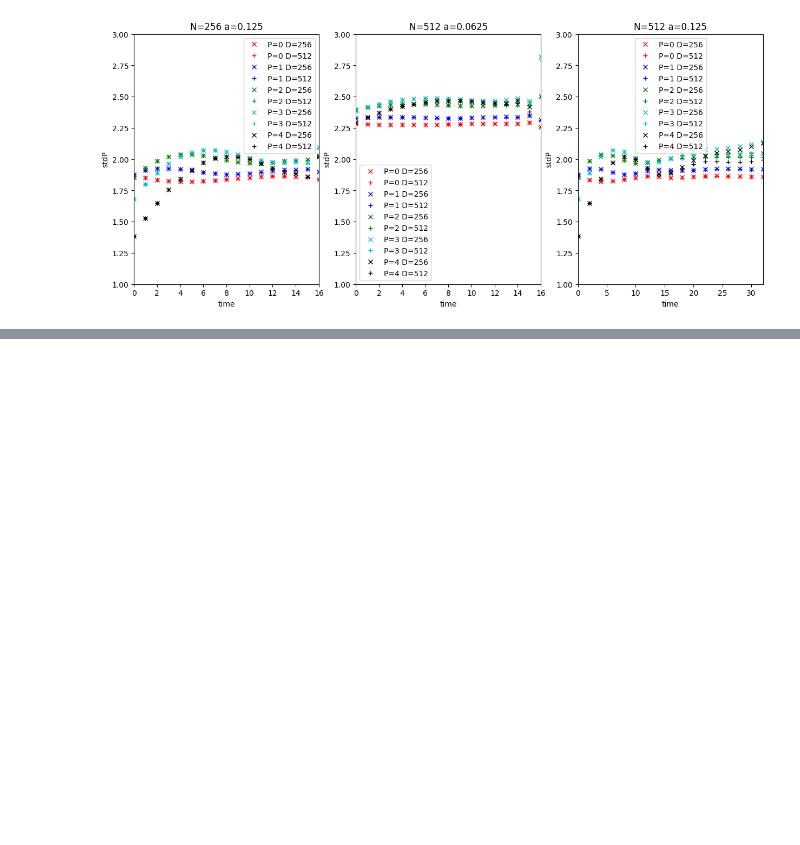
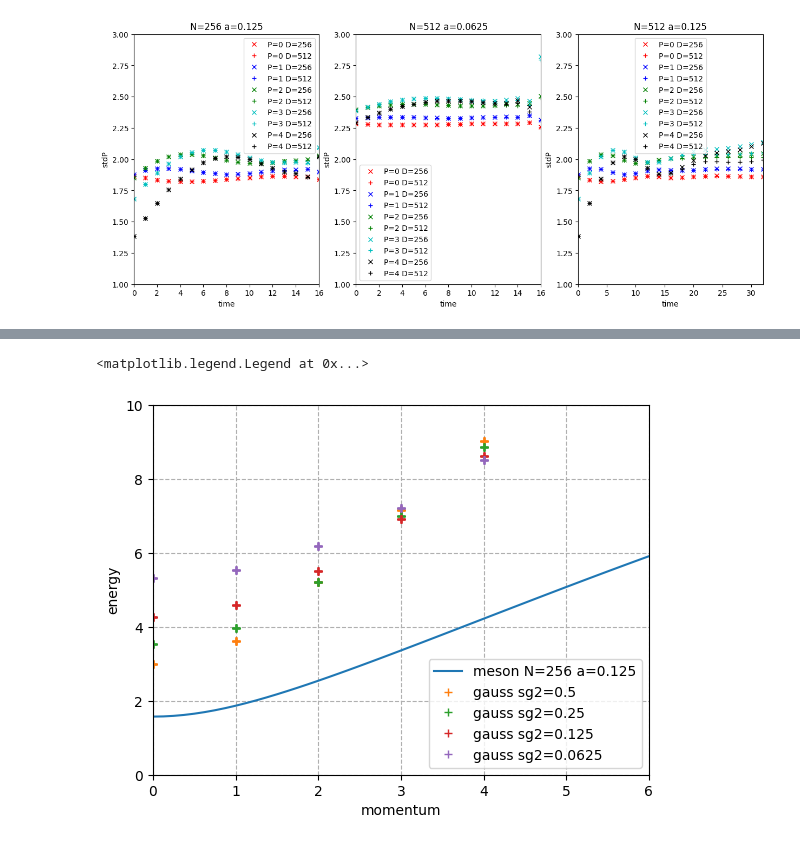
Before and after one commit to marekrams/pdf, a Jupyter notebook: multiplicity_gauss_m=0.5_view_rerun.ipynb, the cells around one changed output, grey strips where cells are left out. Saved outputs shown, nothing was run; the diff lists cells and outputs as text; code cells hidden in the pictures; blank space fills up the shorter version.

```diff
--- a/multiplicity_gauss_m=0.5_view_rerun.ipynb
+++ b/multiplicity_gauss_m=0.5_view_rerun.ipynb
@@ -123,0 +164,26 @@ for ii, (N, a) in enumerate(Nas):
+# %%
+dd2 = {}
+for sg2 in sg2s:
+    dd2[sg2] = np.load(f"./overlaps/Eng_gauss_{m=}_{N=}_{a=}_{x0=:0.4f}_{sg2=:0.4f}.npy", allow_pickle=True).item()
+# %%
+for sg2 in sg2s[:1]:
+    k = np.array(list(dd2[sg2]["E_P"].keys()))
+    v = np.array(list(dd2[sg2]["E_P"].values()))
+    plt.plot(k, v - dd2[sg2]["Egs"], '-', label=f"meson {N=} {a=}")
+plt.ylim(0, 6)
+plt.xlabel('momentum')
+plt.ylabel('energy')
+
+
+for sg2 in sg2s:
+    k = np.array(list(x[1] for x in dd2[sg2]["E_t"].keys()))
+    v = np.array(list(dd2[sg2]["E_t"].values()))
+    plt.plot(k, v - dd2[sg2]["Egs"], '+', label=f"gauss {sg2=}")
+plt.ylim(0, 10)
+plt.xlim(0, 6)
+plt.grid(linestyle='--')
+
+plt.legend()
+# %% [output]
+<matplotlib.legend.Legend at 0x...>
+[figure, added]
```
Also changed, not shown: parts of 2 cells of this notebook, 21 other files.
